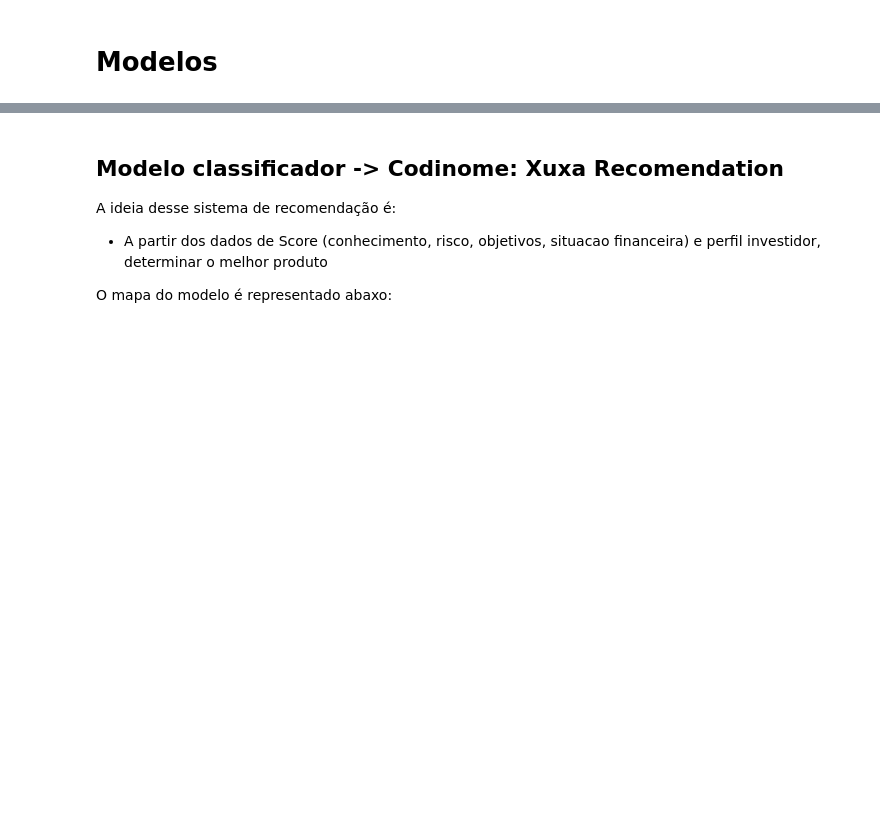
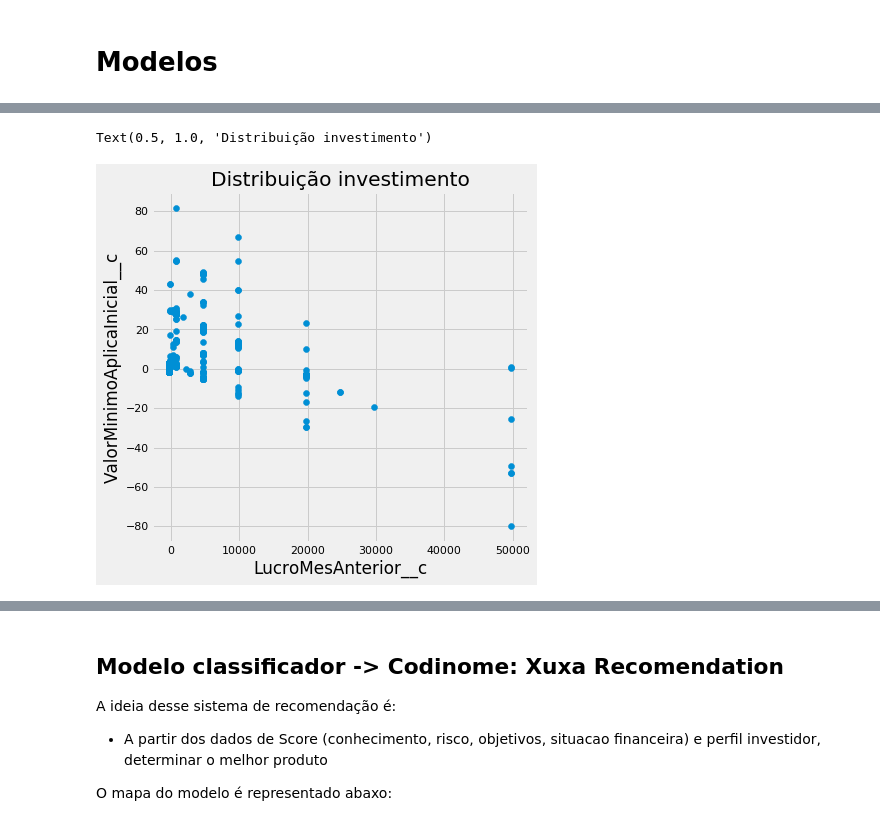
Before and after one commit to wellington-santana/pi-investimentos, a Jupyter notebook: eda_hackathon_trilha_usuario.ipynb, the cells around one changed output, grey strips where cells are left out. Drawn from its saved outputs; the diff is of its cells as text; code cells hidden in the pictures; blank space fills up the shorter version.

Commit message:
Geração de cluster de investimentos

```diff
--- a/eda_hackathon_trilha_usuario.ipynb
+++ b/eda_hackathon_trilha_usuario.ipynb
@@ -48,3 +50,11 @@ The tensorboard extension is already loaded. To reload it, use:
+# %%
+%matplotlib inline
+%load_ext tensorboard
+
+sns.set_context('notebook')
+plt.style.use('fivethirtyeight')
+
+filterwarnings('ignore')
 # %% [markdown]
 ## Inicialização dos DataSets
 # %%
@@ -387,0 +400,8 @@ groups.plot.bar()
+# %%
+dfProdutoFiltrado = dfProduto
+
+#Filtro apenas de produtos ativos
+#dfProdutoFiltrado = dfProdutoFiltrado[dfProdutoFiltrado['AtivoDisponivel__c'] == True]
+
+#Entendendo o dado
+dfProdutoFiltrado.describe()
@@ -387,0 +429,3 @@ groups.plot.bar()
+# %%
+#Verificando dostribuição para geração de cluster
+dfProdutoCluster = dfProdutoFiltrado[['ValorMinimoAplicaInicial__c', 'LucroMesAnterior__c', 'DescontoIR__c', 'NrDiasUteisCotizacaoResgate__c', 'NrDiasUteisLiqFResgate__c', 'DescontoIR__c']].fillna(0)
@@ -387,0 +444,17 @@ groups.plot.bar()
+# %%
+#Removendo outliers que quebram a análise (lucro > 15 e lucro < -15), são totalmente discrepantes em relação aos dados
+#dfProdutoCluster.drop(dfProdutoCluster[dfProdutoCluster['LucroMesAnterior__c'] > 15].index, inplace = True)
+#dfProdutoCluster.drop(dfProdutoCluster[dfProdutoCluster['LucroMesAnterior__c'] < -15].index, inplace = True)
+
+pca = PCA(n_components=2).fit(dfProdutoCluster)
+dfProdutoClusterReduzido = pca.transform(dfProdutoCluster)
+
+#plot distribuição
+plt.figure(figsize=(6,6))
+plt.scatter(dfProdutoClusterReduzido[:,0], dfProdutoClusterReduzido[0:,1])
+plt.xlabel('LucroMesAnterior__c')
+plt.ylabel('ValorMinimoAplicaInicial__c')
+plt.title('Distribuição investimento')
+# %% [output]
+Text(0.5, 1.0, 'Distribuição investimento')
+[figure, added]
```
Also changed, not shown: parts of 13 cells of this notebook.
